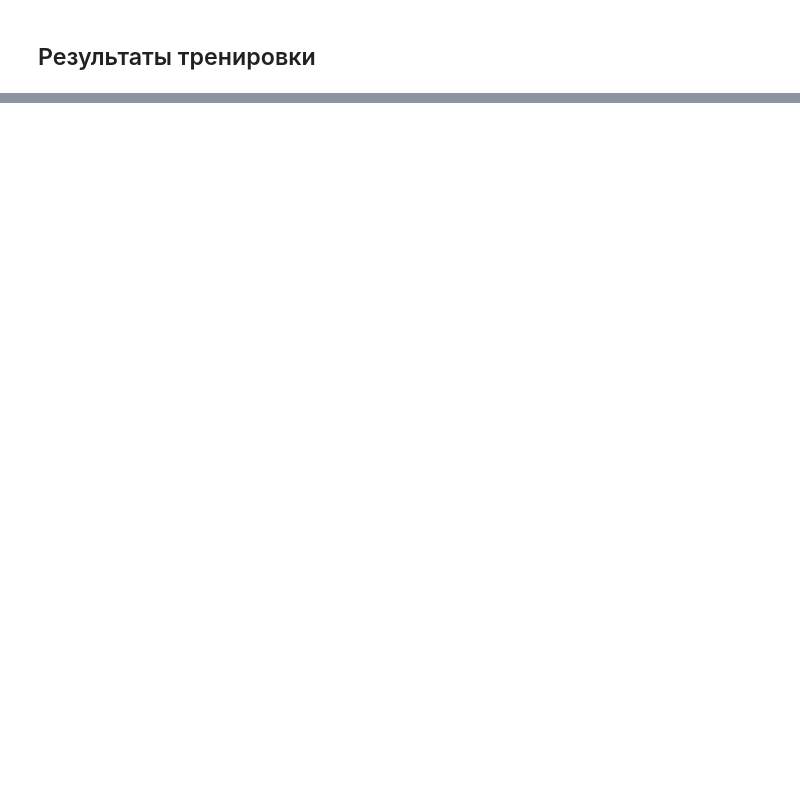
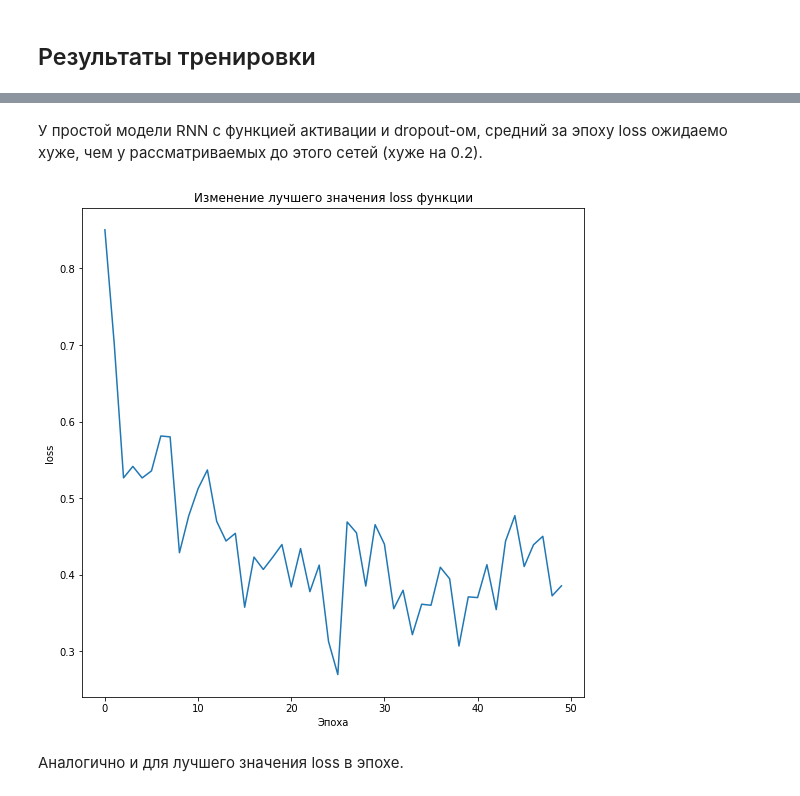
Before and after one commit to DenisKabanov/computational_linguistics_lab4, a Jupyter notebook: Lab4.ipynb, the cells around one changed output, grey strips where cells are left out. Drawn from its saved outputs; the diff is of its cells as text; code cells hidden in the pictures; blank space fills up the shorter version.

```diff
--- a/Lab4.ipynb
+++ b/Lab4.ipynb
@@ -610,0 +756,13 @@ YES
+# %% [markdown]
+У простой модели RNN с функцией активации и dropout-ом, средний за эпоху loss ожидаемо хуже, чем у рассматриваемых до этого сетей (хуже на 0.2).
+# %%
+plt.figure(figsize=(9, 9))
+plt.title("Изменение лучшего значения loss функции")
+plt.xlabel("Эпоха")
+plt.ylabel("loss")
+plt.plot(rnn_losses_best)
+plt.show()
+# %% [output]
+[figure, added]
+# %% [markdown]
+Аналогично и для лучшего значения loss в эпохе.
```
Also changed, not shown: parts of 176 cells of this notebook, 20 other files.
